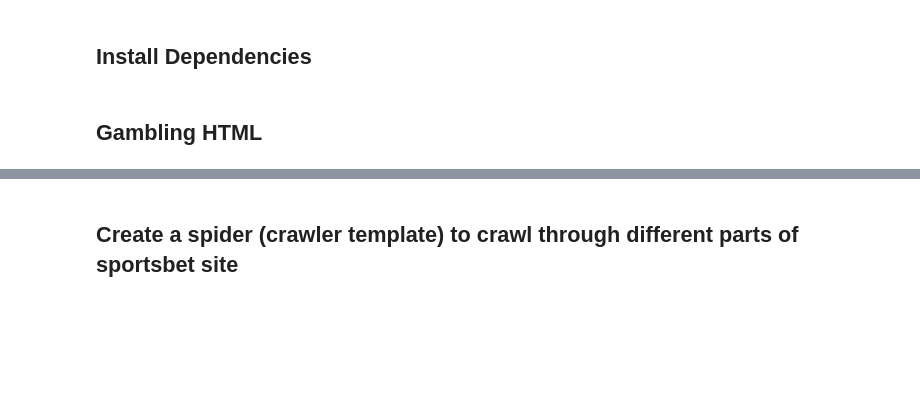
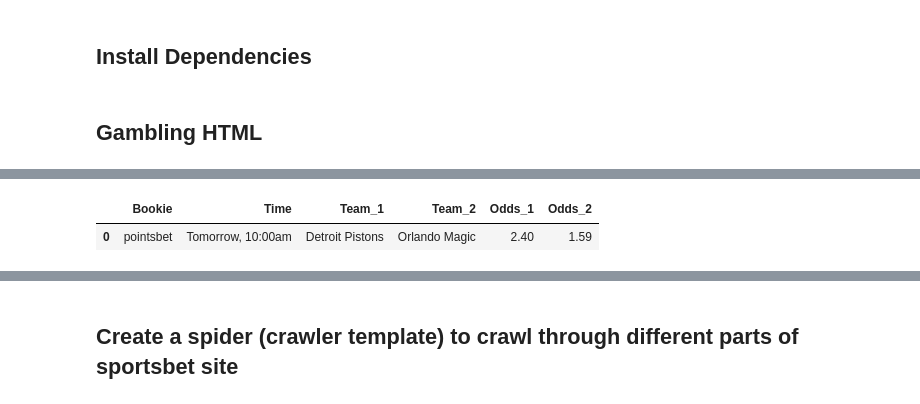
Before and after one commit to Sheng0451/Gambling, a Jupyter notebook: Web Scraper.ipynb, the cells around one changed output, grey strips where cells are left out. Cells and saved outputs as stored; diff of their text form; code cells hidden in the pictures; blank space fills up the shorter version.

```diff
--- a/Web Scraper.ipynb
+++ b/Web Scraper.ipynb
@@ -98,0 +200,5 @@ get_sports_data(sportsbet_url, bookie='sportsbet')
+# %%
+get_sports_data(pointsbet_url, bookie='pointsbet')
+# %% [output]
+|  | Bookie | Time | Team_1 | Team_2 | Odds_1 | Odds_2 |
+| 0 | pointsbet | Tomorrow, 10:00am | Detroit Pistons | Orlando Magic | 2.40 | 1.59 |
```
Also changed, not shown: parts of 21 cells of this notebook.
